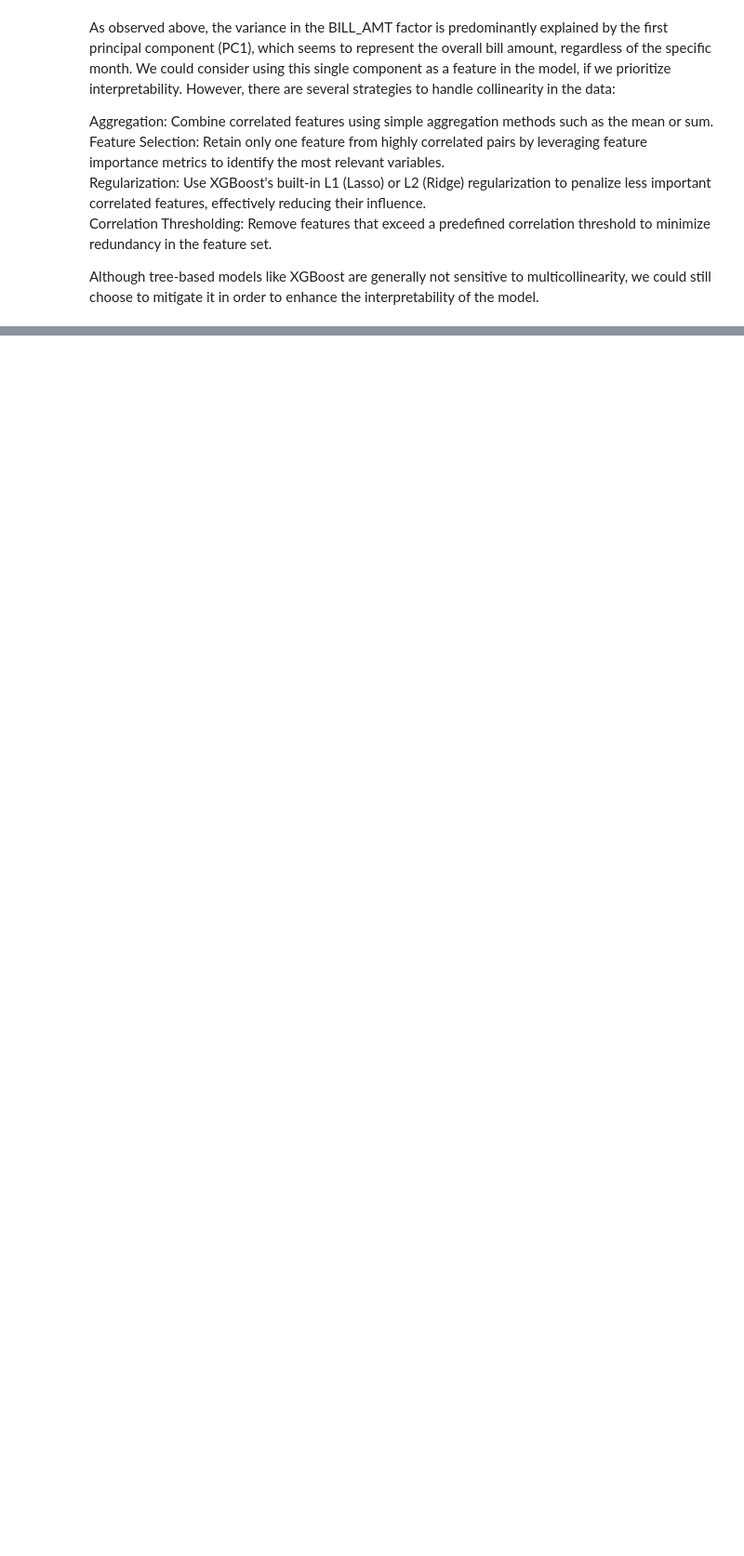
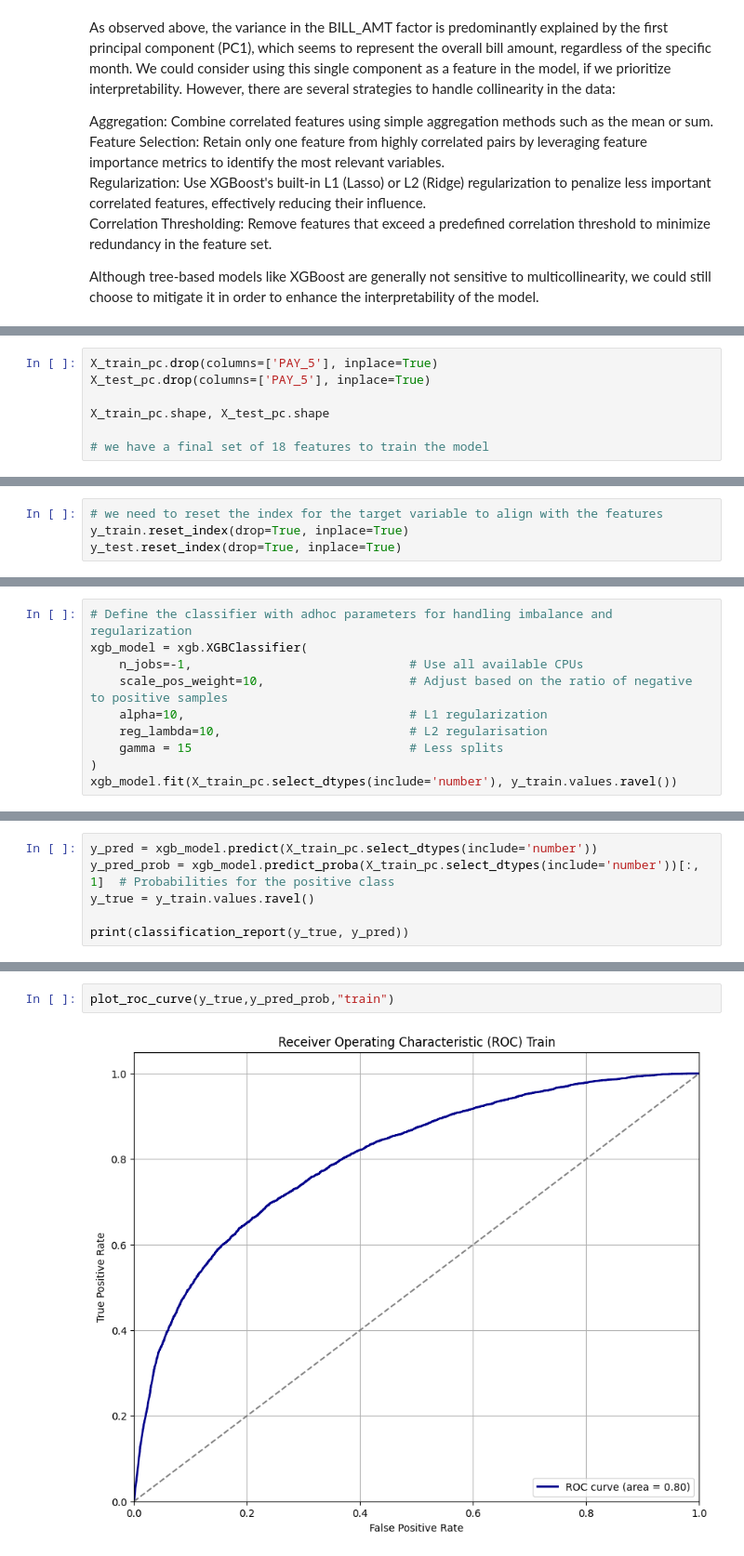
Before and after one commit to andrea-mar/credit_default_risk, a Jupyter notebook: credit_risk_model.ipynb, the cells around one changed output, grey strips where cells are left out. Shown at 93% size. Cells and saved outputs as stored; diff of their text form; blank space fills up the shorter version.

```diff
--- a/credit_risk_model.ipynb
+++ b/credit_risk_model.ipynb
@@ -685,0 +917,7 @@ Although tree-based models like XGBoost are generally not sensitive to multicoll
+# %%
+X_train_pc.drop(columns=['PAY_5'], inplace=True)
+X_test_pc.drop(columns=['PAY_5'], inplace=True)
+
+X_train_pc.shape, X_test_pc.shape
+
+# we have a final set of 18 features to train the model
@@ -685,0 +926,4 @@ Although tree-based models like XGBoost are generally not sensitive to multicoll
+# %%
+# we need to reset the index for the target variable to align with the features
+y_train.reset_index(drop=True, inplace=True)
+y_test.reset_index(drop=True, inplace=True)
@@ -685,0 +947,10 @@ Although tree-based models like XGBoost are generally not sensitive to multicoll
+# %%
+# Define the classifier with adhoc parameters for handling imbalance and regularization
+xgb_model = xgb.XGBClassifier(
+    n_jobs=-1,                              # Use all available CPUs
+    scale_pos_weight=10,                    # Adjust based on the ratio of negative to positive samples
+    alpha=10,                               # L1 regularization
+    reg_lambda=10,                          # L2 regularisation
+    gamma = 15                              # Less splits
+)
+xgb_model.fit(X_train_pc.select_dtypes(include='number'), y_train.values.ravel())
@@ -685,0 +971,6 @@ Although tree-based models like XGBoost are generally not sensitive to multicoll
+# %%
+y_pred = xgb_model.predict(X_train_pc.select_dtypes(include='number'))
+y_pred_prob = xgb_model.predict_proba(X_train_pc.select_dtypes(include='number'))[:, 1]  # Probabilities for the positive class
+y_true = y_train.values.ravel()
+
+print(classification_report(y_true, y_pred))
@@ -685,0 +986,4 @@ Although tree-based models like XGBoost are generally not sensitive to multicoll
+# %%
+plot_roc_curve(y_true,y_pred_prob,"train")
+# %% [output]
+[figure, added]
```
Also changed, not shown: parts of 32 cells of this notebook.
